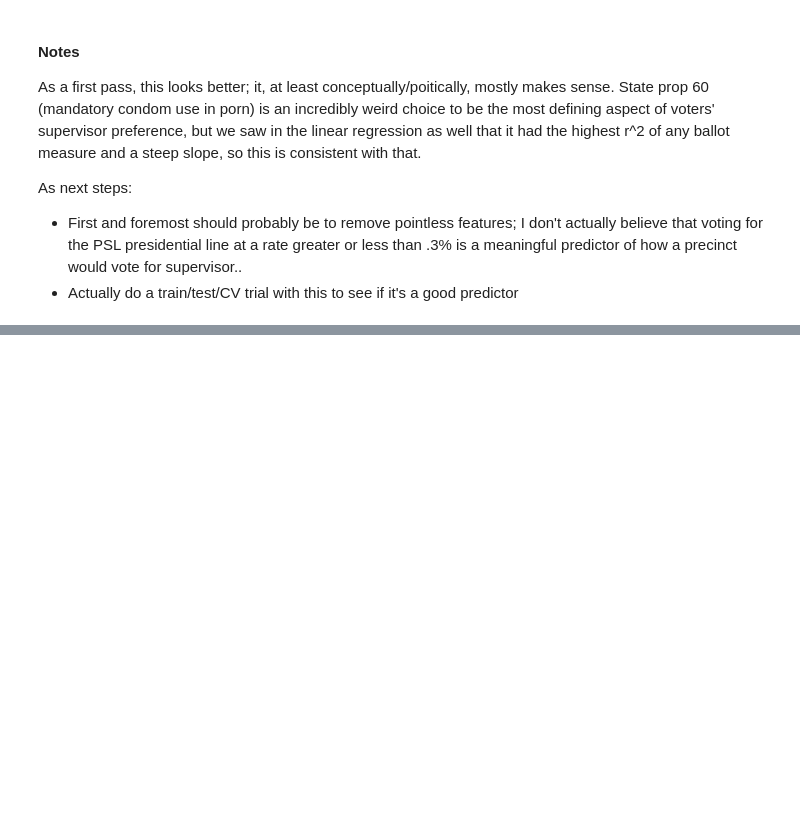
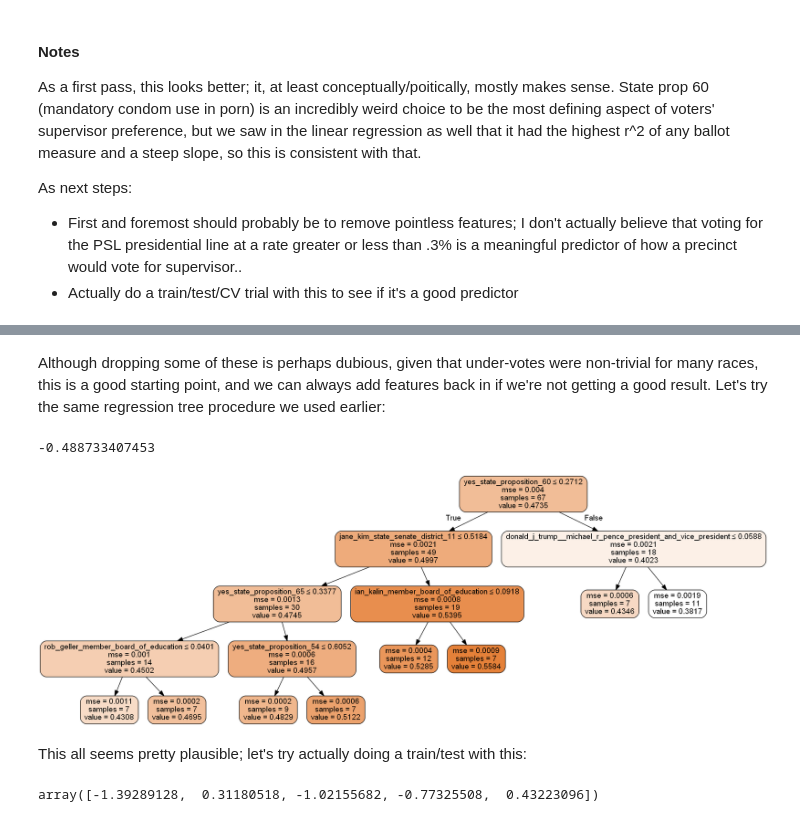
Before and after one commit to cmdavis4/sf-elections, a Jupyter notebook: d5_race_ml.ipynb, the cells around one changed output, grey strips where cells are left out. Saved outputs shown, nothing was run; the diff lists cells and outputs as text; code cells hidden in the pictures; blank space fills up the shorter version.

Commit message:
Improved the regression tree but it's looking pretty rough

```diff
--- a/d5_race_ml.ipynb
+++ b/d5_race_ml.ipynb
@@ -119,0 +143,6 @@ As next steps:
+# %%
+feature_subset = feature_df.drop([x for x in feature_df.columns if (
+            x.startswith('ballots_cast_') or
+            x.startswith('writein_')
+        )], axis='columns')
+list(feature_subset.columns)
@@ -119,0 +169,3 @@ As next steps:
+# %%
+feature_subset = feature_subset.drop([x for x in feature_subset.columns if x.startswith('no_')], axis='columns')
+list(feature_subset.columns)
@@ -119,0 +192,7 @@ As next steps:
+# %%
+feature_subset = feature_subset.drop([
+        'gary_johnson__bill_weld_president_and_vice_president',
+        'jill_stein__ajamu_baraka_president_and_vice_president',
+        'gloria_estela_la_riva__dennis_j_bank_president_and_vice_president'
+    ], axis='columns')
+list(feature_subset.columns)
@@ -119,0 +219,7 @@ As next steps:
+# %%
+feature_subset = feature_subset.drop([
+        'loretta_l_sanchez_us_senator',
+        'scott_wiener_state_senate_district_11',
+        'paul_henderson_superior_court_judge_seat_7'
+    ], axis='columns')
+list(feature_subset.columns)
@@ -119,0 +244,28 @@ As next steps:
+# %% [markdown]
+Although dropping some of these is perhaps dubious, given that under-votes were non-trivial for many races, this is a good starting point, and we can always add features back in if we're not getting a good result. Let's try the same regression tree procedure we used earlier:
+# %%
+subset_regressor = DecisionTreeRegressor(
+    max_depth=5,
+    min_samples_split=10,
+    min_samples_leaf=7
+)
+subset_regressor.fit(feature_subset.values, endogenous)
+dot_data = tree.export_graphviz(subset_regressor, out_file=None,
+                                feature_names=feature_subset.columns,
+                                class_names=['london', 'dean'],
+                                filled=True, rounded=True,
+                                special_characters=True,
+                                proportion=False
+                               )
+graph = pydotplus.graph_from_dot_data(dot_data)
+print(cross_val_score(subset_regressor, feature_subset.values, endogenous, cv=5).mean())
+Image(graph.create_png())
+# %% [output]
+-0.488733407453
+[figure, added]
+# %% [markdown]
+This all seems pretty plausible; let's try actually doing a train/test with this:
+# %%
+cross_val_score(subset_regressor, feature_subset.values, endogenous, cv=5)
+# %% [output]
+array([-1.39289128,  0.31180518, -1.02155682, -0.77325508,  0.43223096])
```
Also changed, not shown: parts of 15 cells of this notebook.
